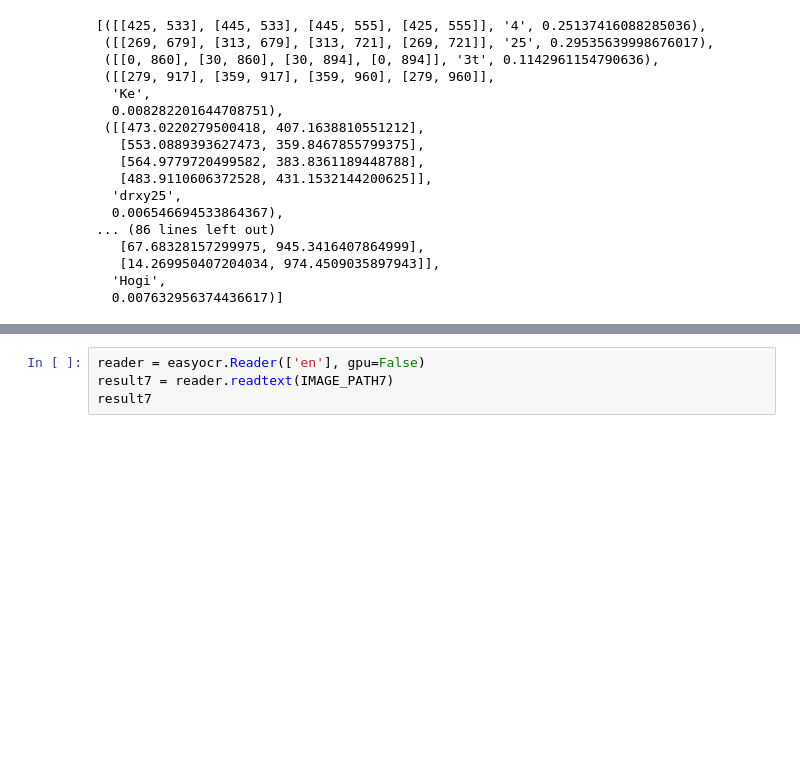
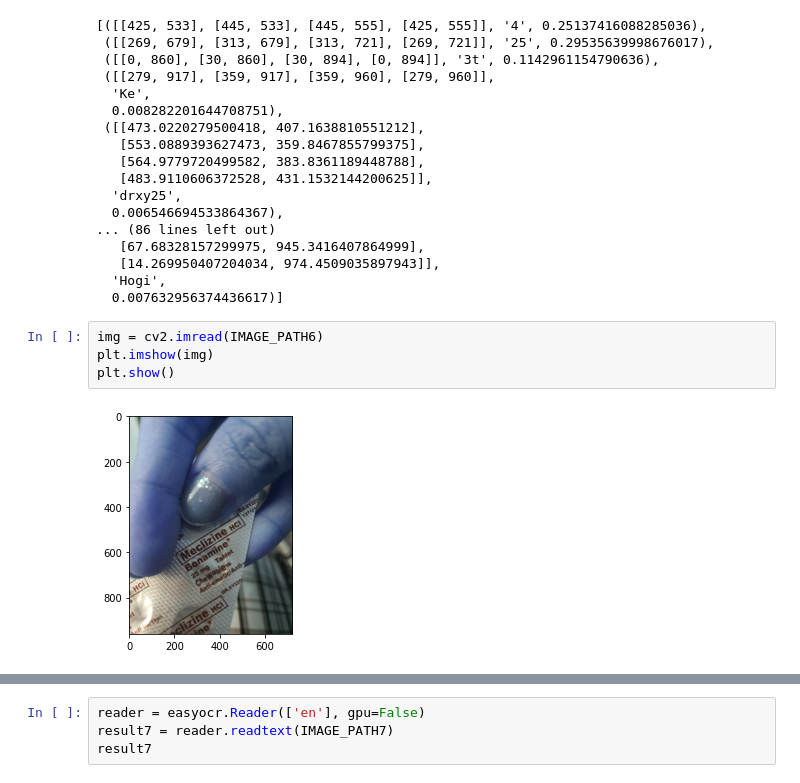
Before and after one commit to jamesmattluyon/CpE-AIML, a Jupyter notebook: OCRPytorch_BrenanAndFriends.ipynb, the cells around one changed output, grey strips where cells are left out. Saved outputs shown, nothing was run; the diff lists cells and outputs as text; blank space fills up the shorter version.

```diff
--- a/OCRPytorch_BrenanAndFriends.ipynb
+++ b/OCRPytorch_BrenanAndFriends.ipynb
@@ -298,6 +266,12 @@ Using CPU. Note: This module is much faster with a GPU.
    [14.269950407204034, 974.4509035897943]],
   'Hogi',
   0.007632956374436617)]
+# %%
+img = cv2.imread(IMAGE_PATH6)
+plt.imshow(img)
+plt.show()
+# %% [output]
+[figure, added]
 # %%
 for res in result5:
     print(res[1])
```
Also changed, not shown: parts of 16 cells of this notebook.
